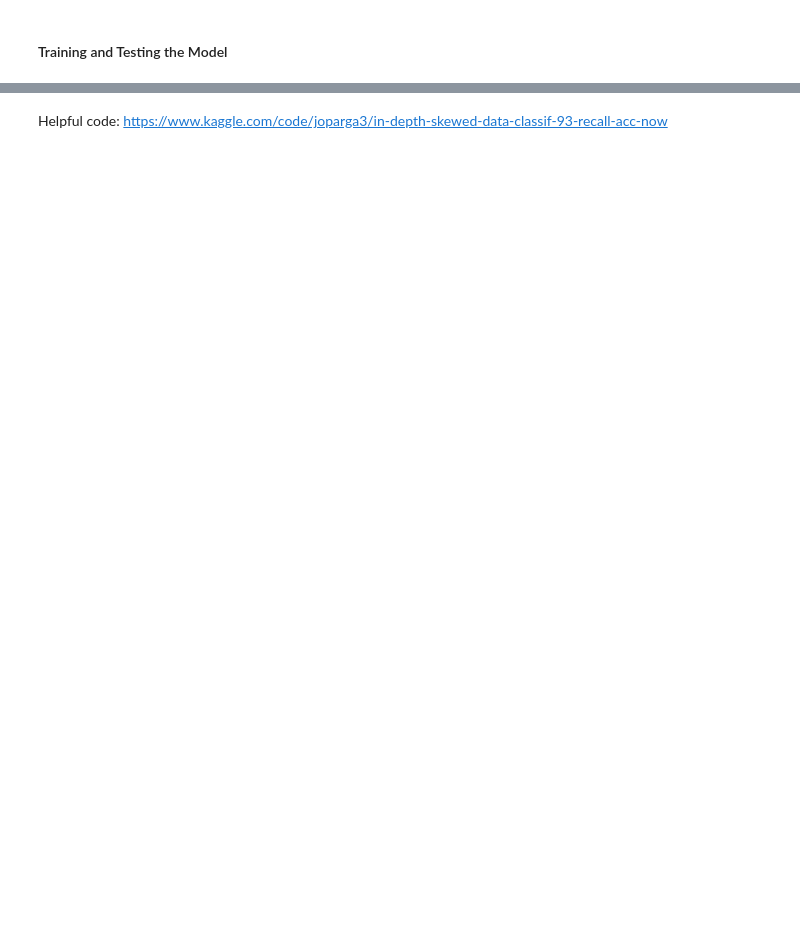
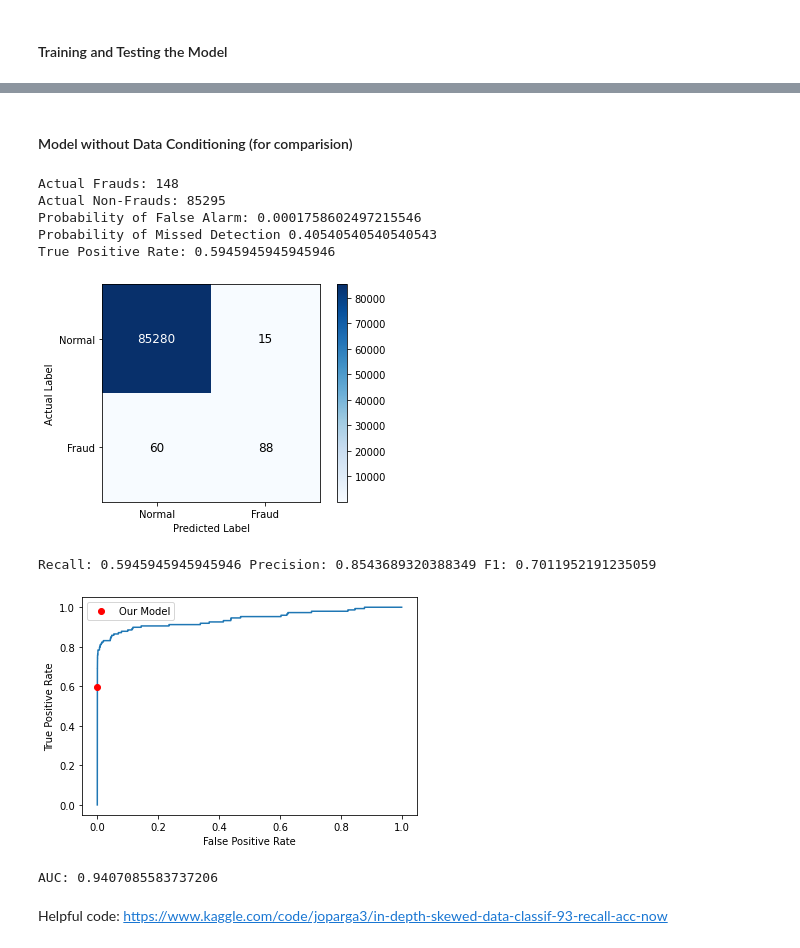
Before and after one commit to meuliano/ML_Credit_Card_Fraud_Detection, a Jupyter notebook: FraudDetection_ClairesEdits.ipynb, the cells around one changed output, grey strips where cells are left out. Cells and saved outputs as stored; diff of their text form; code cells hidden in the pictures; blank space fills up the shorter version.

Commit message:
Added baseline LR model for comparison

```diff
--- a/FraudDetection_ClairesEdits.ipynb
+++ b/FraudDetection_ClairesEdits.ipynb
@@ -238,2 +248,72 @@ print('AUC:', auc(fpr, tpr))
+# %% [markdown]
+#### Model without Data Conditioning (for comparision)
+# %%
+#use entire (unbalanced) training and testing set to evaluate model
+lr = LogisticRegression(C = c, penalty= "l2", max_iter= 500) #Logistic Regression model
+lr.fit(x_train,y_train)
+y_pred = lr.predict(x_test)
+
+
+#Evaluate the model
+#Confusion Matrix
+#Evaluate the model
+#Confusion Matrix
+cnf_matrix = confusion_matrix(y_test, y_pred)
+fruads = y_test[y_test == 1]
+print('Actual Frauds:', len(fruads))
+non_fruads = y_test[y_test == 0]
+print('Actual Non-Frauds:', len(non_fruads))
+
+#Calculate metrics
+pfa = cnf_matrix[0][1]/(len(non_fruads))
+print('Probability of False Alarm:', pfa)
+pmd = cnf_matrix[1][0]/(len(fruads))
+print('Probability of Missed Detection', pmd)
+trpr = cnf_matrix[1][1]/(len(fruads))
+print('True Positive Rate:', trpr)
+
+#Plot confusion matrix
+fig = plt.figure()
+plt.imshow(cnf_matrix, interpolation='nearest', cmap=plt.cm.Blues)
+plt.colorbar()
+tick_marks = np.arange(2)
+plt.xticks(tick_marks, ['Normal', 'Fraud'])
+plt.yticks(tick_marks, ['Normal', 'Fraud'])
+plt.xlabel('Predicted Label')
+plt.ylabel('Actual Label')
+plt.text(0, 0, '{}'.format(cnf_matrix[0,0]), ha='center', va='center', color='white', fontsize=12)
+plt.text(1, 0, '{}'.format(cnf_matrix[0,1]), ha='center', va='center', color='black', fontsize=12)
+plt.text(0, 1, '{}'.format(cnf_matrix[1,0]), ha='center', va='center', color='black', fontsize=12)
+plt.text(1, 1, '{}'.format(cnf_matrix[1,1]), ha='center', va='center', color='black', fontsize=12)
+plt.show()
+
+#Precision and Recall and F1 Score
+recall = recall_score(y_test, y_pred)
+precision = precision_score(y_test, y_pred)
+f1 = f1_score(y_test, y_pred)
+print('Recall:', recall, 'Precision:', precision, 'F1:', f1)
+
+#Plot ROC curve
+y_pred = lr.fit(x_train_u, y_train_u).decision_function(x_test)
+fpr, tpr, thresholds = roc_curve(y_test, y_pred, drop_intermediate=False)
+fig = plt.figure()
+plt.plot(fpr, tpr)
+plt.plot(pfa,trpr, 'ro', label = "Our Model")
+plt.xlabel('False Positive Rate')
+plt.ylabel('True Positive Rate')
+plt.legend()
+plt.show()
+
+print('AUC:', auc(fpr, tpr))
+# %% [output]
+Actual Frauds: 148
+Actual Non-Frauds: 85295
+Probability of False Alarm: 0.0001758602497215546
+Probability of Missed Detection 0.40540540540540543
+True Positive Rate: 0.5945945945945946
+[figure, added]
+Recall: 0.5945945945945946 Precision: 0.8543689320388349 F1: 0.7011952191235059
+[figure, added]
+AUC: 0.9407085583737206
 # %% [markdown]
 Helpful code: https://www.kaggle.com/code/joparga3/in-depth-skewed-data-classif-93-recall-acc-now
```
Also changed, not shown: parts of 2 cells of this notebook.
